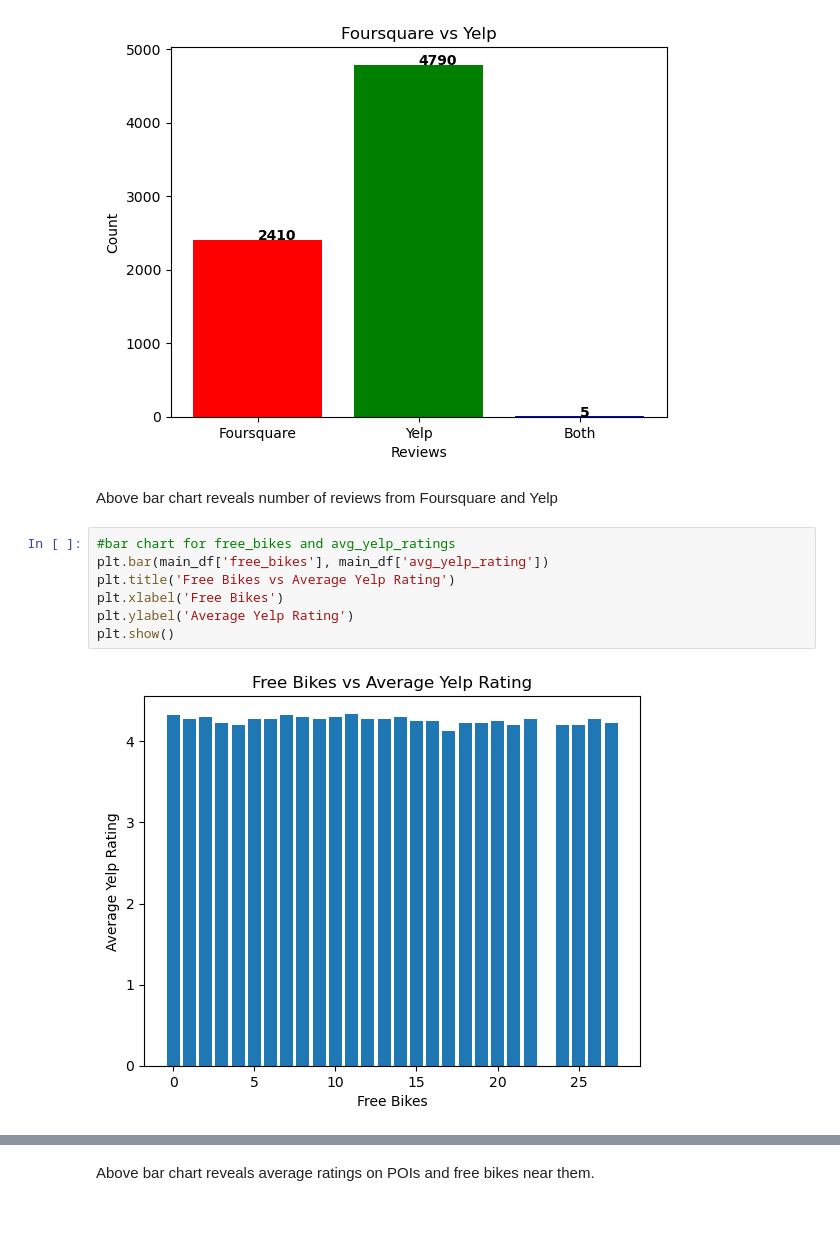
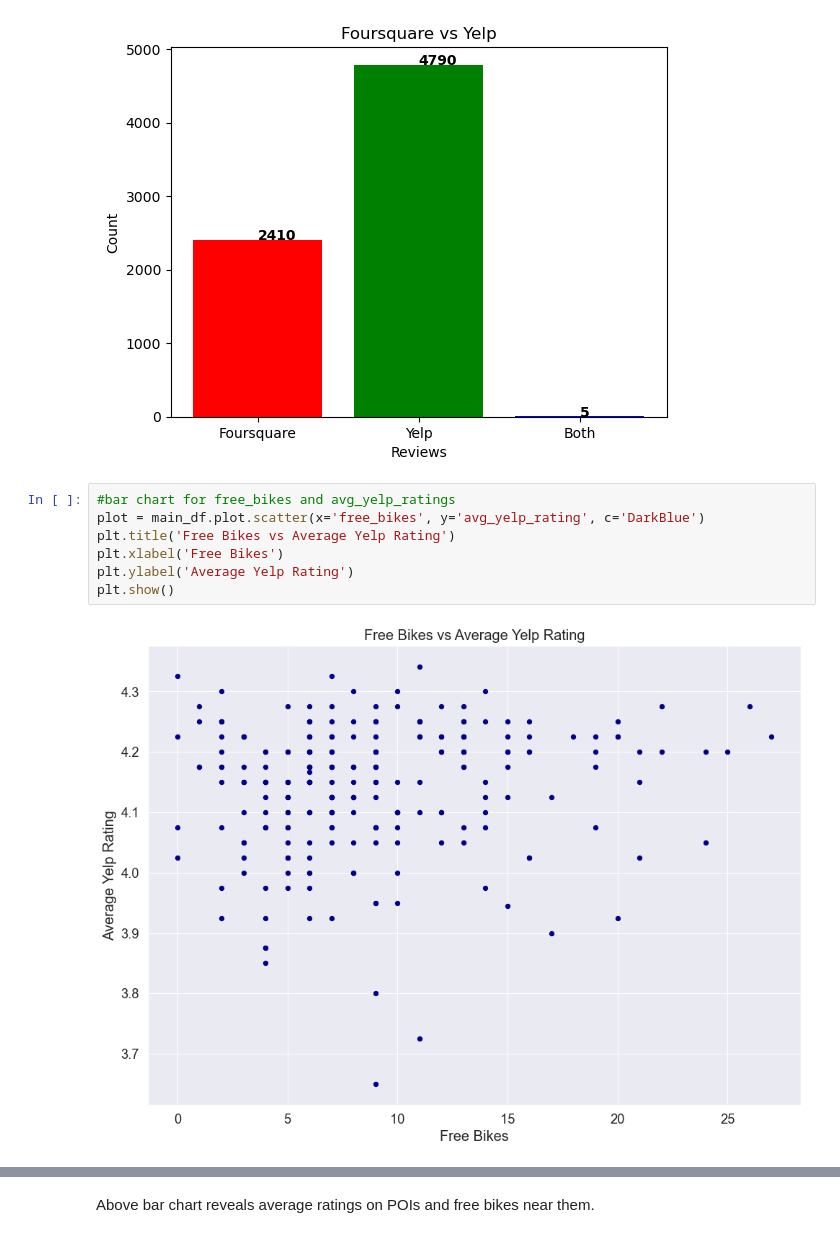
Before and after one commit to MillanAir/Statistical-Modelling-lhl, a Jupyter notebook: notebooks/joining_data.ipynb, the cells around one changed output, grey strips where cells are left out. Saved outputs shown, nothing was run; the diff lists cells and outputs as text.

Commit message:
improved visualizations

```diff
--- a/notebooks/joining_data.ipynb
+++ b/notebooks/joining_data.ipynb
@@ -194,14 +196,12 @@ for i, v in enumerate([y1, y2, y3]):
 plt.show()
 # %% [output]
 [figure]
-# %% [markdown]
-Above bar chart reveals number of reviews from Foursquare and Yelp
 # %%
 #bar chart for free_bikes and avg_yelp_ratings
-plt.bar(main_df['free_bikes'], main_df['avg_yelp_rating'])
+plot = main_df.plot.scatter(x='free_bikes', y='avg_yelp_rating', c='DarkBlue')
 plt.title('Free Bikes vs Average Yelp Rating')
 plt.xlabel('Free Bikes')
 plt.ylabel('Average Yelp Rating')
 plt.show()
 # %% [output]
-[figure, old version]
+[figure, new version]
```
Also changed, not shown: parts of 3 cells of this notebook.
